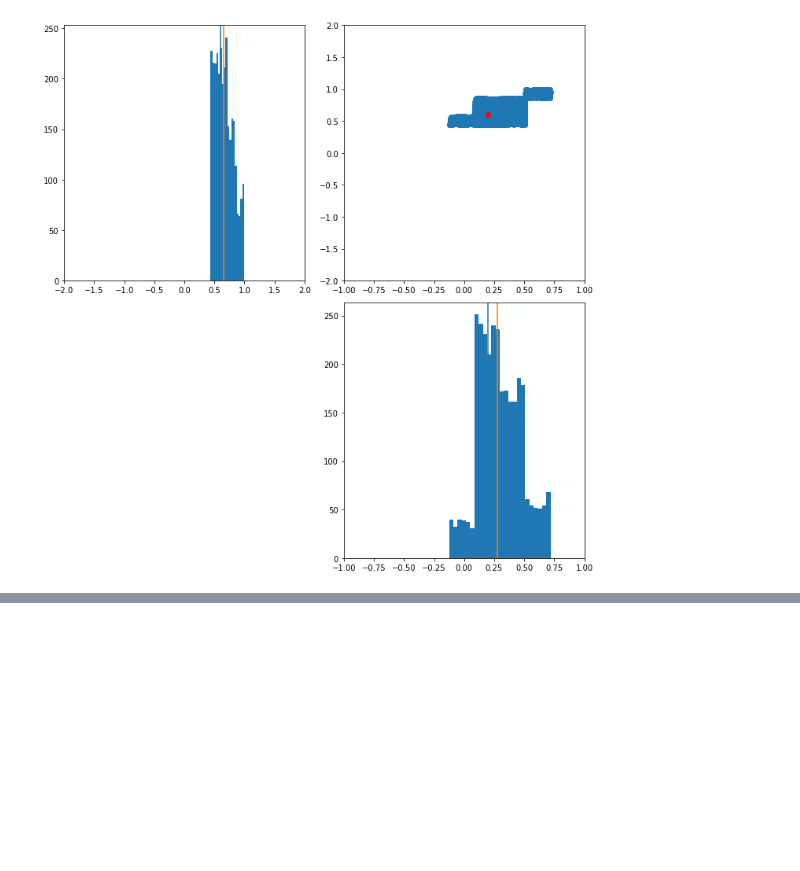
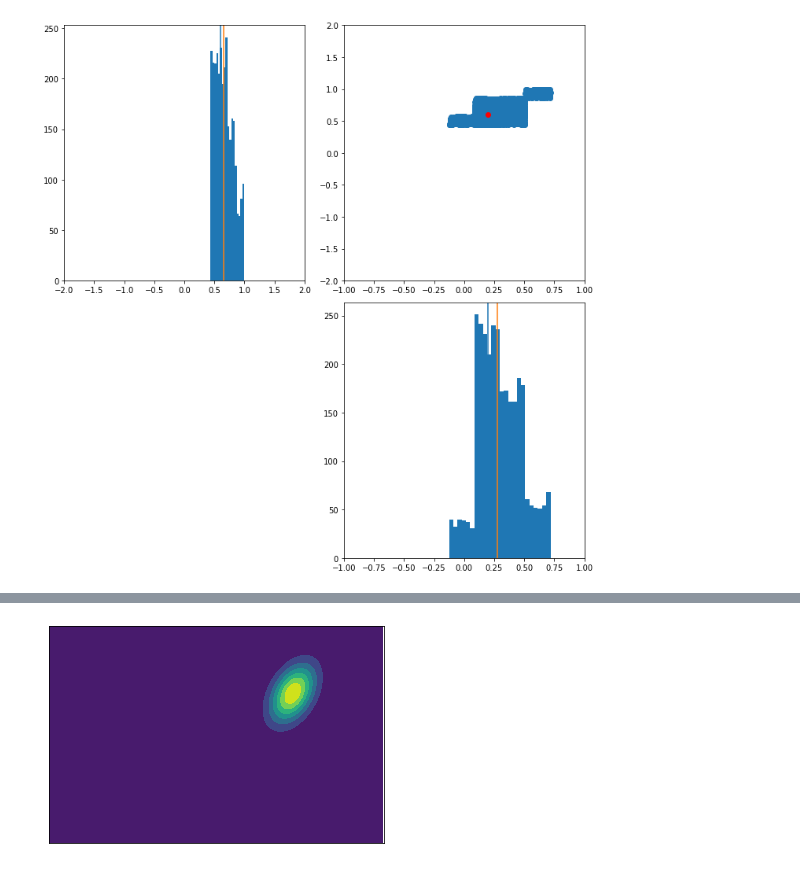
Before and after one commit to StochSS/sciope, a Jupyter notebook: examples/inference/MA2/bnn_inference.ipynb, the cells around one changed output, grey strips where cells are left out. Saved outputs shown, nothing was run; the diff lists cells and outputs as text; code cells hidden in the pictures; blank space fills up the shorter version.

```diff
--- a/examples/inference/MA2/bnn_inference.ipynb
+++ b/examples/inference/MA2/bnn_inference.ipynb
@@ -95,0 +107,4 @@ plot_posterior(post[-1])
+# %%
+bnn = BNNRegressor(obs_data, simulator, prior, verbose=True)
+# %%
+proposal_posterior, samples = bnn.infer(num_samples=1000, num_rounds=6, chunk_size=100)
@@ -95,0 +129,20 @@ plot_posterior(post[-1])
+# %%
+from tensorflow_probability import distributions as tfd
+
+fig = plt.figure()
+
+x, y = np.mgrid[-2:2:.01, -1:1:.01]
+pos = np.dstack((x, y))
+
+rv = tfd.MultivariateNormalTriL(loc=proposal_posterior.m,
+                                     scale_tril=tf.linalg.cholesky(proposal_posterior.S))
+
+plt.contourf(x, y, rv.prob(pos))
+plt.xlim(-2,2)
+plt.ylim(-1,1)
+plt.yticks([])
+plt.xticks([])
+
+plt.show()
+# %% [output]
+[figure, added]
```
Also changed, not shown: parts of 7 cells of this notebook.
